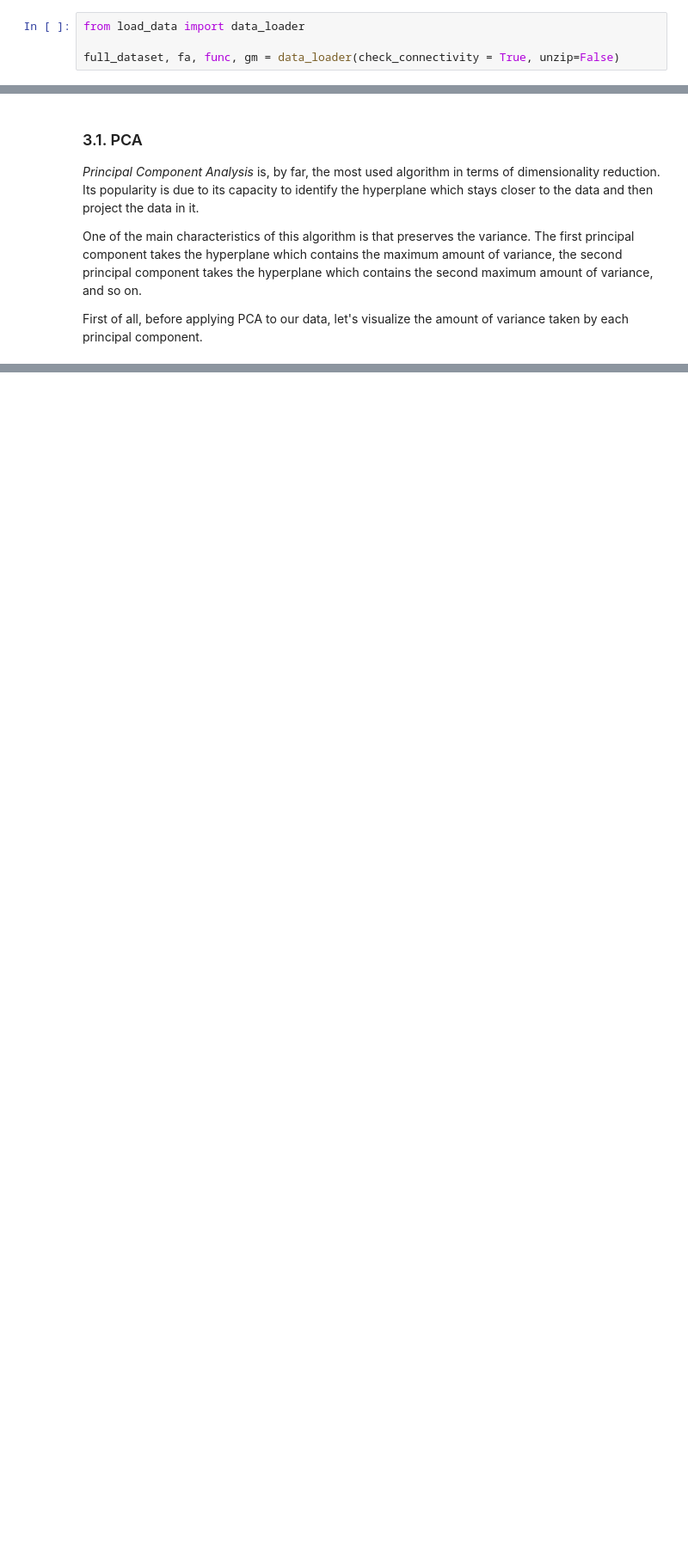
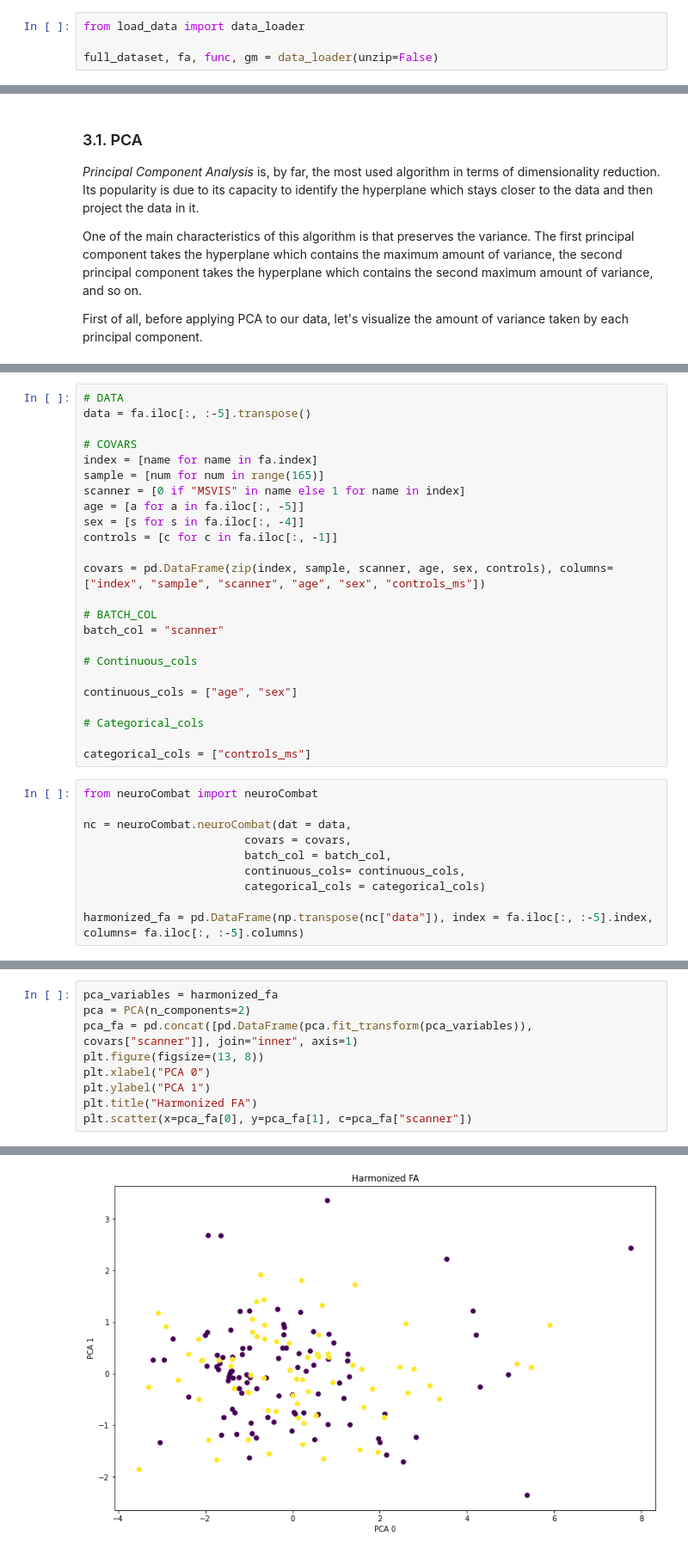
Before and after one commit to FrancescVP/Capstone_Project, a Jupyter notebook: Francesc/Harmonization.ipynb, the cells around one changed output, grey strips where cells are left out. Shown at 86% size. Cells and saved outputs as stored; diff of their text form; blank space fills up the shorter version.

Commit message:
preprocessing data: harmonization

```diff
--- a/Francesc/Harmonization.ipynb
+++ b/Francesc/Harmonization.ipynb
@@ -13,4 +13,4 @@ Fortunately, some research has been done through this topic. The procediments in
 # %%
 from load_data import data_loader
 
-full_dataset, fa, func, gm = data_loader(check_connectivity = True, unzip=False)
+full_dataset, fa, func, gm = data_loader(unzip=False)
@@ -190,0 +96,34 @@ array([157,  23, 149, 110, 144, 104,  93, 120, 112, 106, 126, 111,  87,
+# %%
+# DATA
+data = fa.iloc[:, :-5].transpose()
+
+# COVARS
+index = [name for name in fa.index]
+sample = [num for num in range(165)]
+scanner = [0 if "MSVIS" in name else 1 for name in index]
+age = [a for a in fa.iloc[:, -5]]
+sex = [s for s in fa.iloc[:, -4]]
+controls = [c for c in fa.iloc[:, -1]]
+
+covars = pd.DataFrame(zip(index, sample, scanner, age, sex, controls), columns=["index", "sample", "scanner", "age", "sex", "controls_ms"])
+
+# BATCH_COL
+batch_col = "scanner"
+
+# Continuous_cols
+
+continuous_cols = ["age", "sex"]
+
+# Categorical_cols
+
+categorical_cols = ["controls_ms"]
+# %%
+from neuroCombat import neuroCombat
+
+nc = neuroCombat.neuroCombat(dat = data,
+                        covars = covars,
+                        batch_col = batch_col,
+                        continuous_cols= continuous_cols,
+                        categorical_cols = categorical_cols)
+
+harmonized_fa = pd.DataFrame(np.transpose(nc["data"]), index = fa.iloc[:, :-5].index, columns= fa.iloc[:, :-5].columns)
@@ -190,0 +136,10 @@ array([157,  23, 149, 110, 144, 104,  93, 120, 112, 106, 126, 111,  87,
+# %%
+pca_variables = harmonized_fa
+pca = PCA(n_components=2)
+pca_fa = pd.concat([pd.DataFrame(pca.fit_transform(pca_variables)), covars["scanner"]], join="inner", axis=1)
+plt.figure(figsize=(13, 8))
+plt.xlabel("PCA 0")
+plt.ylabel("PCA 1")
+plt.title("Harmonized FA")
+plt.scatter(x=pca_fa[0], y=pca_fa[1], c=pca_fa["scanner"])
+# %% [output]
@@ -190,0 +147 @@ array([157,  23, 149, 110, 144, 104,  93, 120, 112, 106, 126, 111,  87,
+[figure, added]
```
Also changed, not shown: parts of 22 cells of this notebook, 4 other files.
